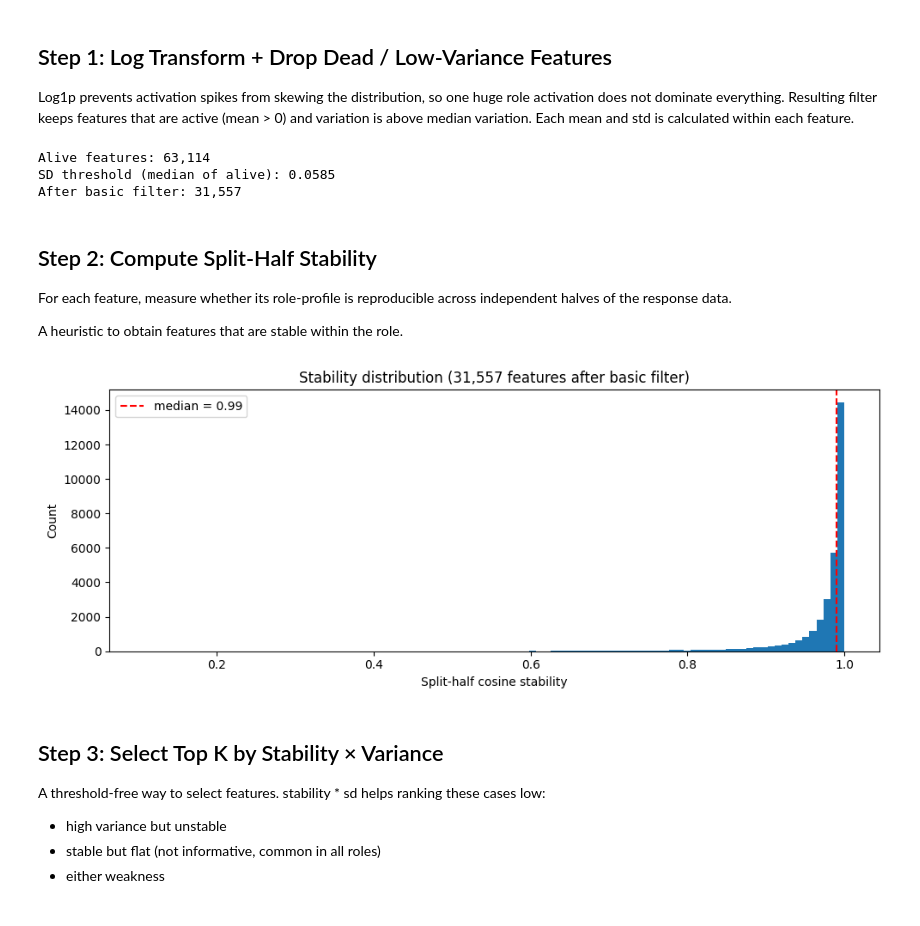
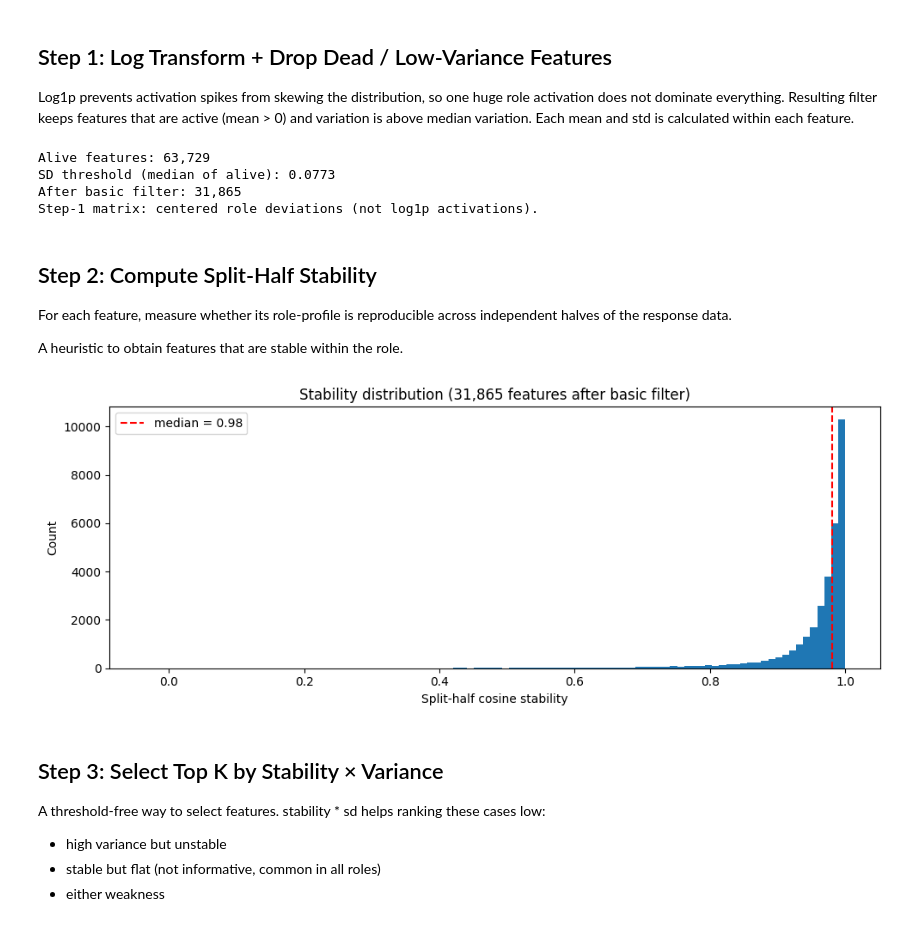
Before and after one commit to AyseAsude/interpret-personas, a Jupyter notebook: notebooks/select_features.ipynb, the cells around one changed output. Cells and saved outputs as stored; diff of their text form; code cells hidden in the pictures.

Commit message:
Add question-centering option

```diff
--- a/notebooks/select_features.ipynb
+++ b/notebooks/select_features.ipynb
@@ -13,6 +13,10 @@ OUTPUT_DIR = Path("../outputs/figures")
 
 STRATEGY = "mean" # or "max"
 TOP_K = 2000
+
+# Optional: subtract response-index-shared signal across roles before role aggregation.
+# Use this when all roles were generated on the same question/prompt rows.
+USE_QUESTION_CENTERING = True
 # %%
 import numpy as np
 import pandas as pd
@@ -47,21 +90,34 @@ The intuition is that features like punctionation, grammar, etc. gets filtered o
 Log1p prevents activation spikes from skewing the distribution, so one huge role activation does not dominate everything.
 Resulting filter keeps features that are active (mean > 0) and variation is above median variation. Each mean and std is calculated within each feature.
 # %%
-R = np.log1p(features)
+if USE_QUESTION_CENTERING:
+    # Signed role deviations after centering (can be negative).
+    R = features
+else:
+    # Positive role activations for the default path.
+    R = np.log1p(features)
+
 mu = R.mean(axis=0)
 sd = R.std(axis=0)
 
-alive = mu > 0
-sd_threshold = np.median(sd[alive])
+if USE_QUESTION_CENTERING:
+    alive = np.linalg.norm(R, axis=0) > 0
+else:
+    alive = mu > 0
+
+sd_threshold = np.median(sd[alive]) if alive.any() else 0.0
 pass_basic = alive & (sd >= sd_threshold)
 
 print(f"Alive features: {alive.sum():,}")
 print(f"SD threshold (median of alive): {sd_threshold:.4f}")
 print(f"After basic filter: {pass_basic.sum():,}")
+if USE_QUESTION_CENTERING:
+    print("Step-1 matrix: centered role deviations (not log1p activations).")
 # %% [output]
-Alive features: 63,114
-SD threshold (median of alive): 0.0585
-After basic filter: 31,557
+Alive features: 63,729
+SD threshold (median of alive): 0.0773
+After basic filter: 31,865
+Step-1 matrix: centered role deviations (not log1p activations).
 # %% [markdown]
 ## Step 2: Compute Split-Half Stability
 
@@ -71,34 +127,44 @@ A heuristic to obtain features that are stable within the role.
 # %%
 A = np.zeros((n_roles, sae_dim), dtype=np.float32)
 B = np.zeros((n_roles, sae_dim), dtype=np.float32)
 
 rng = np.random.RandomState(42)
 for r, role in enumerate(tqdm(role_names, desc="Computing split-half means")):
     with np.load(FEATURES_DIR / f"{role}.npz") as npz:
-        resp = npz[f"{STRATEGY}_features"]
+        resp = npz[f"{STRATEGY}_features"].astype(np.float32, copy=False)
+
+    if USE_QUESTION_CENTERING:
+        if question_baseline is None:
+            raise RuntimeError("question_baseline is None while USE_QUESTION_CENTERING=True")
+        if resp.shape != question_baseline.shape:
+            raise ValueError(
+                f"Shape mismatch for role {role}: resp={resp.shape}, baseline={question_baseline.shape}"
+            )
+        resp = resp - question_baseline
+
     idx = rng.permutation(resp.shape[0])
     mid = resp.shape[0] // 2
     A[r] = resp[idx[:mid]].mean(axis=0)
     B[r] = resp[idx[mid:]].mean(axis=0)
 
 num = (A * B).sum(axis=0)
 den = np.linalg.norm(A, axis=0) * np.linalg.norm(B, axis=0)
 stability = np.divide(num, den, out=np.zeros(sae_dim, dtype=np.float32), where=den > 0)
 
 del A, B
 
 fig, ax = plt.subplots(figsize=(10, 4))
 ax.hist(stability[pass_basic], bins=100, edgecolor="none")
 ax.set_xlabel("Split-half cosine stability")
 ax.set_ylabel("Count")
 ax.set_title(f"Stability distribution ({pass_basic.sum():,} features after basic filter)")
 median_stab = np.median(stability[pass_basic])
 ax.axvline(median_stab, color="red", linestyle="--", label=f"median = {median_stab:.2f}")
 ax.legend()
 plt.tight_layout()
 plt.show()
 # %% [output]
-[figure, old version]
+[figure, new version]
 # %% [markdown]
 ## Step 3: Select Top K by Stability × Variance
 
```
Also changed, not shown: parts of 7 cells of this notebook, 4 other files.
